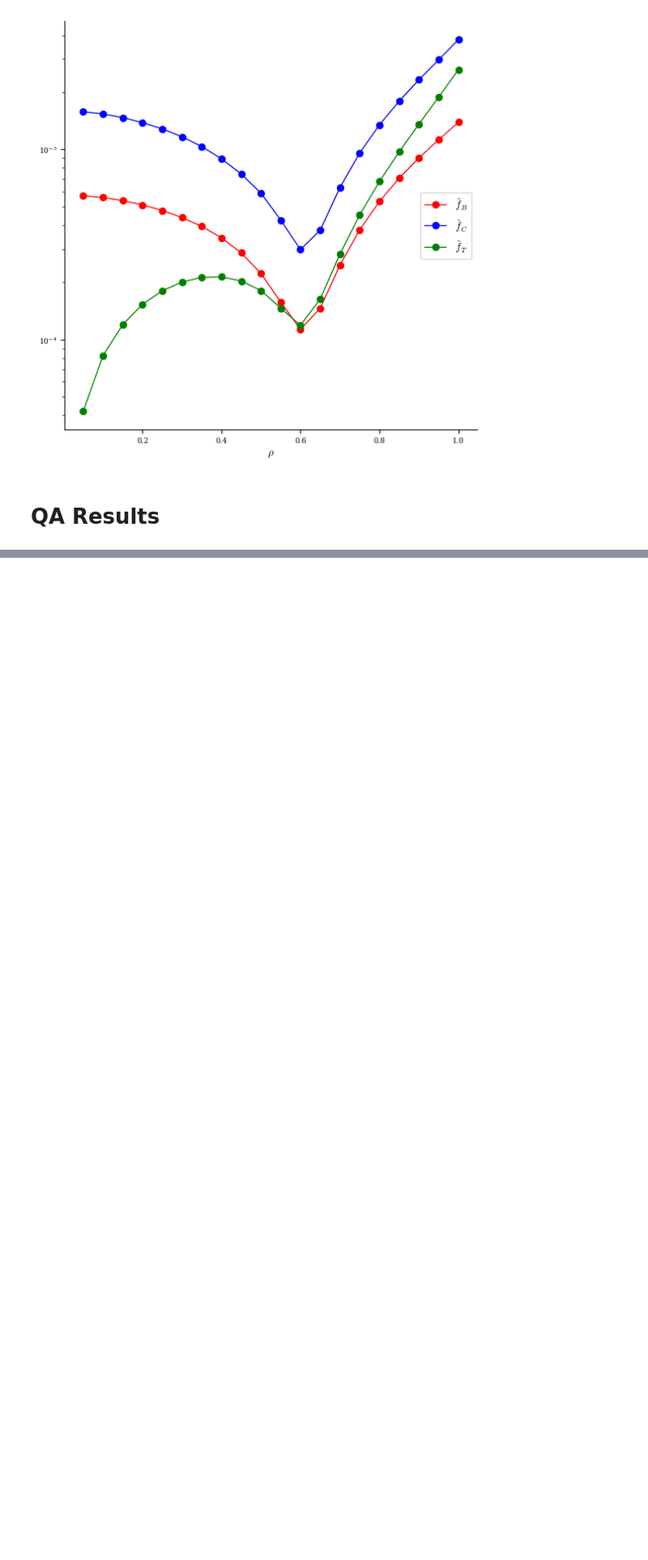
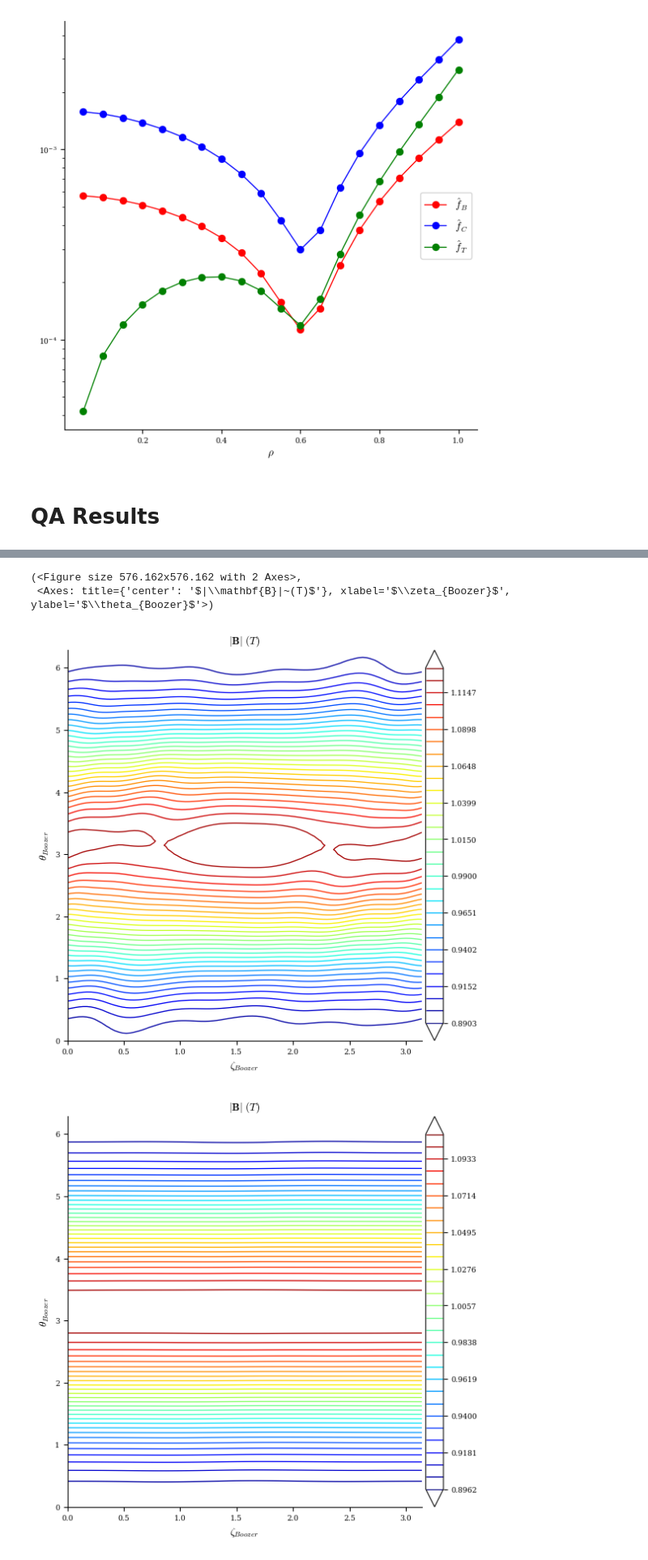
Before and after one commit to YigitElma/DEBUG-DESC, a Jupyter notebook: Poincare/PAPER_PLOTS/check-poincare-results.ipynb, the cells around one changed output, grey strips where cells are left out. Shown at 81% size. Cells and saved outputs as stored; diff of their text form; code cells hidden in the pictures; blank space fills up the shorter version.

```diff
--- a/Poincare/PAPER_PLOTS/check-poincare-results.ipynb
+++ b/Poincare/PAPER_PLOTS/check-poincare-results.ipynb
@@ -124,7 +124,7 @@ plot_comparison(
 # %% [markdown]
 # QA Results
 # %%
-eqfam = desc.io.load("eqfam_poincare_optimize_QA_wqs1.0_war1.0_wvol50.0_wiota20.0.h5")
+eqfam = desc.io.load("eqfam_poincare_optimize_QA_wqs1.0_war10.0_wvol100.0_wiota20.0.h5")
 eq = eqfam[-1]
 eq0 = eqfam[0]
 eqh = get("precise_QA")
@@ -142,8 +146,13 @@ plot_1d(eqh, "iota", ax=ax, label="precise QA", color="blue");
 # %%
-rho = 0.6
+rho = 1
 plot_boozer_surface(eq, rho=rho)
 # plt.savefig(f"boozer_rho{rho}_poincare_optimize_QA_wqs1.0_war10.0_wvol10.0_wiota20.0.png", dpi=300)
 plot_boozer_surface(eqh, rho=rho)
+# %% [output]
+(<Figure size 576.162x576.162 with 2 Axes>,
+ <Axes: title={'center': '$|\\mathbf{B}|~(T)$'}, xlabel='$\\zeta_{Boozer}$', ylabel='$\\theta_{Boozer}$'>)
+[figure, added]
+[figure, added]
 # %%
 rho = 100
 plot_boozer_modes(eq, helicity=(1, 0), rho=rho)
```
Also changed, not shown: parts of 2 cells of this notebook, 1 other file.
